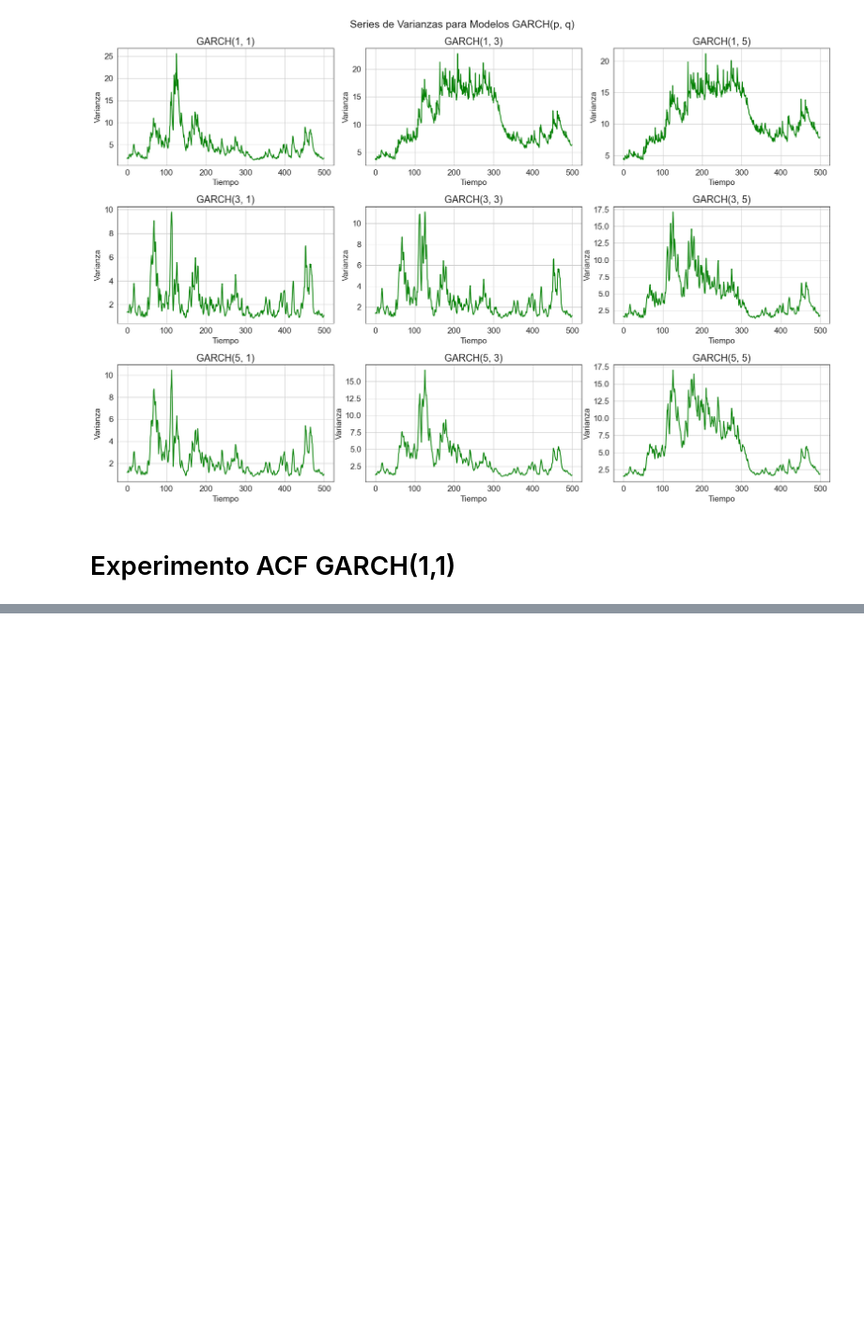
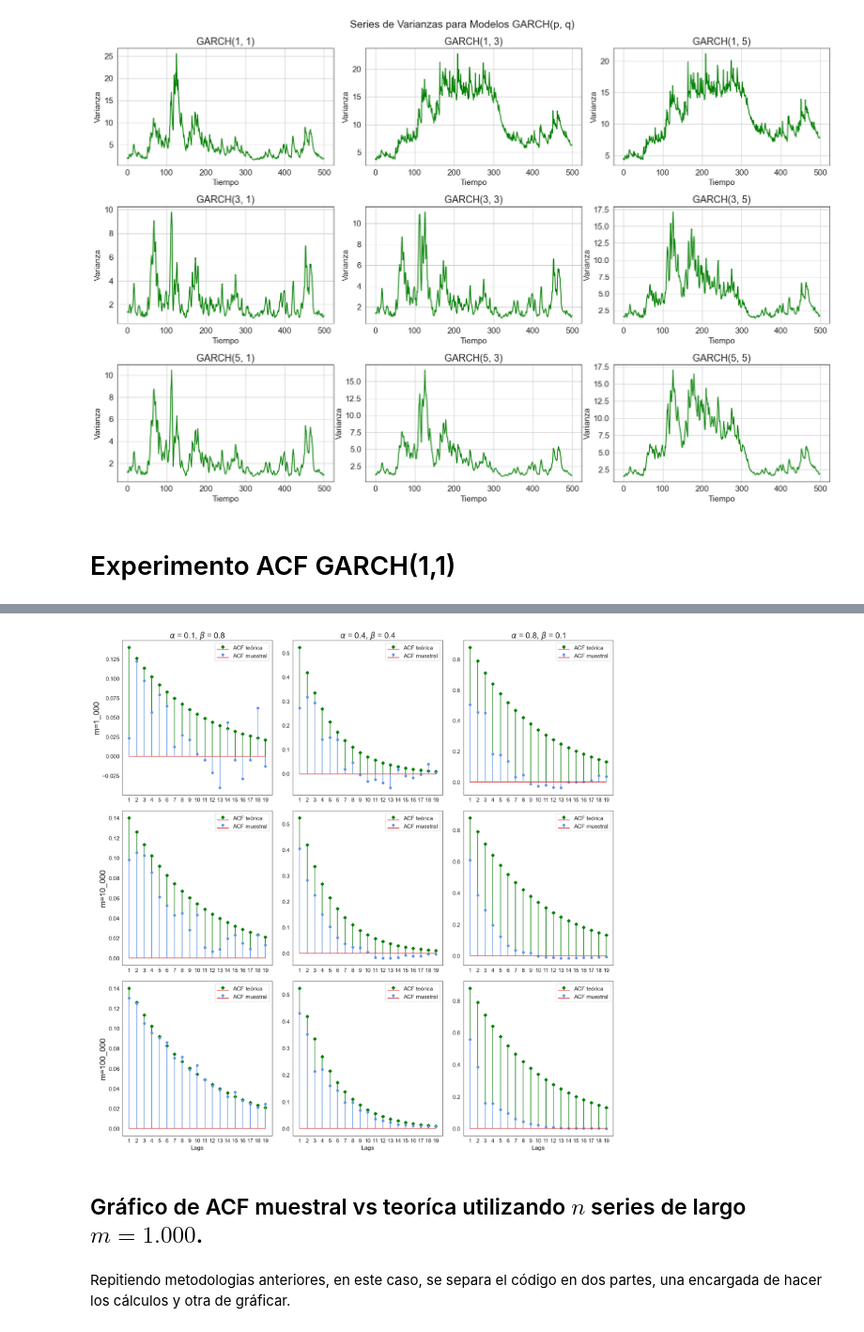
Before and after one commit to Diego-Astaburuaga/Modelos-GARCH, a Jupyter notebook: Entregables/Informe Simulación/Simulación.ipynb, the cells around one changed output, grey strips where cells are left out. Shown at 94% size. Saved outputs shown, nothing was run; the diff lists cells and outputs as text; code cells hidden in the pictures; blank space fills up the shorter version.

```diff
--- a/Entregables/Informe Simulación/Simulación.ipynb
+++ b/Entregables/Informe Simulación/Simulación.ipynb
@@ -669,0 +686,17 @@ plt.show()
+# %%
+def acf_garch(a, b, h):
+    '''
+    Calcula la función de autocorrelación (ACF) teórica de un modelo GARCH(1,1).
+
+    Parameters:
+    a (float): Parámetro alpha del modelo GARCH.
+    b (float): Parámetro beta del modelo GARCH.
+    h (int): Retraso para el cual se calcula la ACF.
+
+    Returns:
+    float: Valor de la ACF teórica para el retraso h.
+    '''
+    # Cálculo de la ACF teórica
+    p_1 = a * (1 - b * (a + b)) / (1 - (a + b)**2 + a**2)
+    p_h = p_1 * (a + b)**(h - 1)
+    return p_h
@@ -669,0 +814,55 @@ plt.show()
+# %%
+# Define parámetros
+alpha_array = [0.1, 0.4, 0.8]
+beta_array = [0.8, 0.4, 0.1]
+omega = 0.2
+lags_utilizados = 19
+m_array = [1_000, 10_000, 100_000]
+
+# Inicializa arrays para guardar los resultados
+acf_m_array = np.zeros((len(alpha_array), len(m_array), lags_utilizados))
+acf_t_array = np.zeros_like(acf_m_array)
+
+# Configura el formato del gráfico
+fig, axes = plt.subplots(len(m_array), len(alpha_array), figsize=(18, 18))
+plt.subplots_adjust(hspace=0.5, wspace=0.5)
+fig.tight_layout()
+
+# Para cada valor de m y cada par de alpha y beta, calcula la ACF teórica y hace una simulación
+for i, m in enumerate(m_array):
+    # Añade una variable para controlar si ya se ha agregado la etiqueta de m en la fila actual
+    m_label_added = False
+
+    for j, (alpha, beta) in enumerate(zip(alpha_array, beta_array)):
+        # Dentro del bucle, para cada m hace una simulación y calcula la acf muestral
+        acf_m, acf_t = sim_garch(n=1, m=m, alpha=alpha, beta=beta, omega=omega)
+        acf_m_array[j, i, :] = acf_m
+        acf_t_array[j, i, :] = acf_t
+
+        # Configura el formato del gráfico
+        ax = axes[i, j]
+
+        # Añade etiqueta de m solo una vez en la fila actual
+        if not m_label_added:
+            ax.set_ylabel(fr'm={m:_}', fontsize=20)
+            m_label_added = True
+
+        ax.stem(acf_t, linefmt='green', label="ACF teórica", markerfmt='D')
+        ax.stem(acf_m, linefmt='cornflowerblue', label="ACF muestral")
+        ax.set_xticks(range(0, 19))
+        ax.set_xticklabels(x)
+        ax.legend()
+
+        # Añade títulos y etiquetas
+        if i == 0:
+            ax.set_title(fr'$\alpha$ = {alpha}, $\beta$ = {beta}', fontsize=20)
+        if i == len(m_array) - 1:
+            ax.set_xlabel('Lags', fontsize=15)
+
+plt.show()
+# %% [output]
+[figure, added]
+# %% [markdown]
+## Gráfico de ACF muestral vs teoríca utilizando $n$ series de largo $m=1.000$.
+# %% [markdown]
+Repitiendo metodologias anteriores, en este caso, se separa el código en dos partes, una encargada de hacer los cálculos y otra de gráficar.
```
Also changed, not shown: parts of 16 cells of this notebook, 7 other files.
